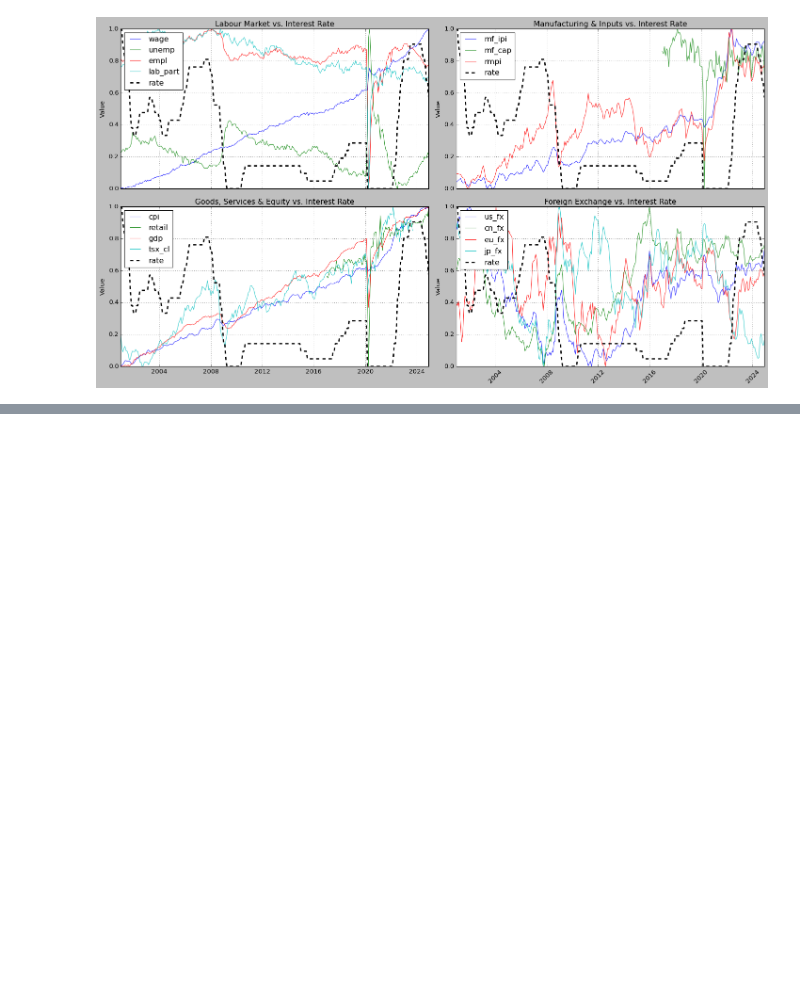
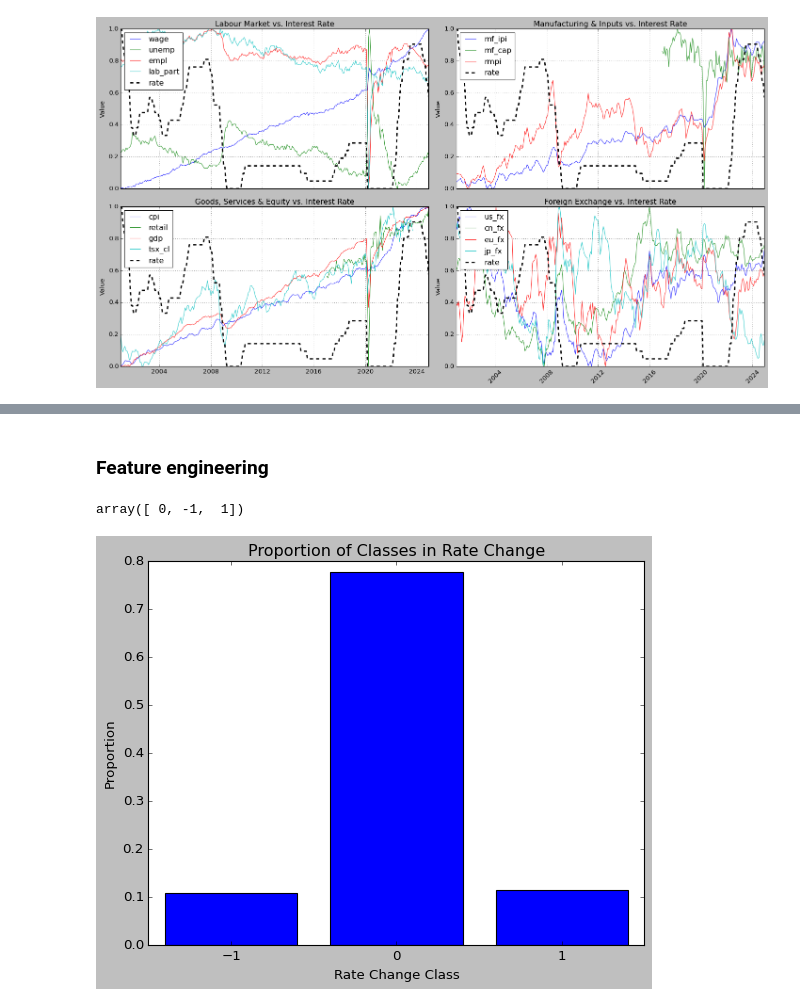
Before and after one commit to FleaBusyBeeBergs/dtsa5511-final-project, a Jupyter notebook: dtsa5511_final_project.ipynb, the cells around one changed output, grey strips where cells are left out. Drawn from its saved outputs; the diff is of its cells as text; code cells hidden in the pictures; blank space fills up the shorter version.

```diff
--- a/dtsa5511_final_project.ipynb
+++ b/dtsa5511_final_project.ipynb
@@ -626,0 +646,28 @@ dtype: float64
+# %% [markdown]
+### Feature engineering
+# %%
+ml_df = data.copy()
+ml_df = ml_df.reset_index()
+# %%
+# categorical target - rate_change
+ml_df['rate_diff'] = ml_df['rate'].diff().fillna(0)
+ml_df['rate_change'] = ml_df['rate_diff'].apply(lambda x: -1 if x < 0 else (1 if x > 0 else 0))
+
+ml_df['rate_change'].unique()
+# %% [output]
+array([ 0, -1,  1])
+# %%
+plt.style.use('classic')
+# plot class proportions
+rate_change_counts = ml_df['rate_change'].value_counts()
+proportions = rate_change_counts / len(ml_df)
+
+plt.figure(figsize=(8, 6))
+plt.bar(proportions.index, proportions.values)
+plt.xlabel("Rate Change Class")
+plt.ylabel("Proportion")
+plt.title("Proportion of Classes in Rate Change")
+plt.xticks(proportions.index)
+plt.show()
+# %% [output]
+[figure, added]
```
Also changed, not shown: parts of 16 cells of this notebook.
